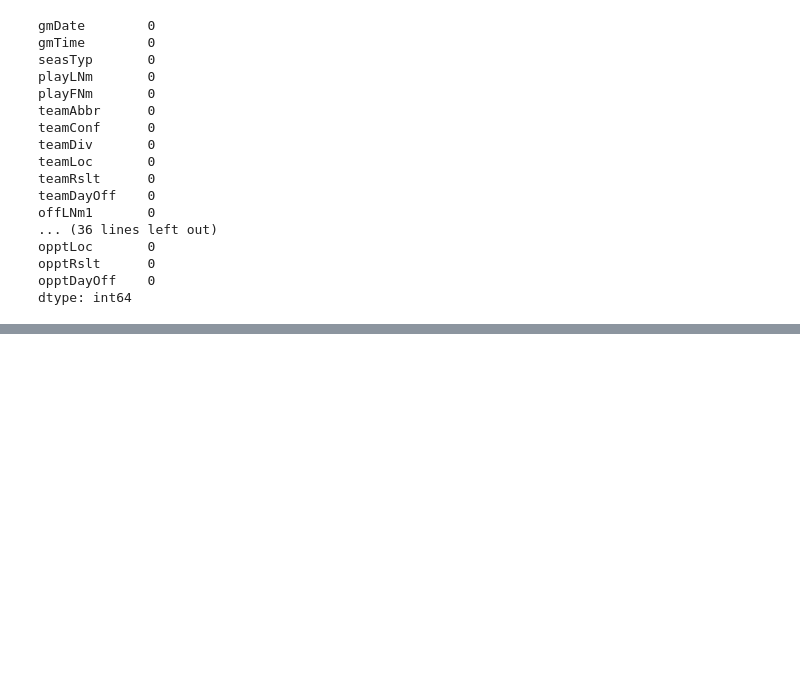
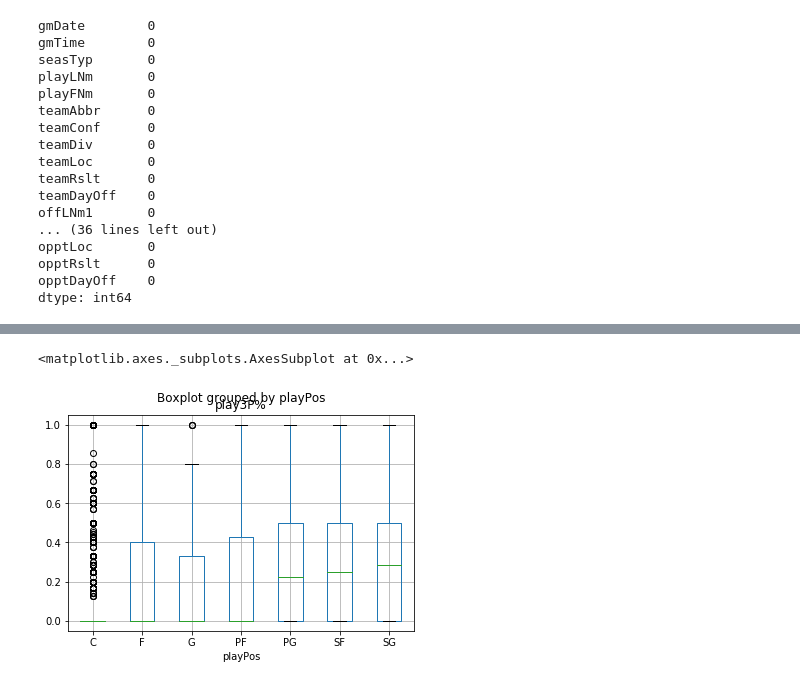
Before and after one commit to malekhnovich/NBA-Data-Analysis, a Jupyter notebook: nbaAnalysis.ipynb, the cells around one changed output, grey strips where cells are left out. Cells and saved outputs as stored; diff of their text form; code cells hidden in the pictures; blank space fills up the shorter version.

```diff
--- a/nbaAnalysis.ipynb
+++ b/nbaAnalysis.ipynb
@@ -109,0 +166,6 @@ dtype: int64
+# %%
+%matplotlib inline
+se_pbs.boxplot(column="play3P%",by="playPos")
+# %% [output]
+<matplotlib.axes._subplots.AxesSubplot at 0x...>
+[figure, added]
```
Also changed, not shown: parts of 9 cells of this notebook.
